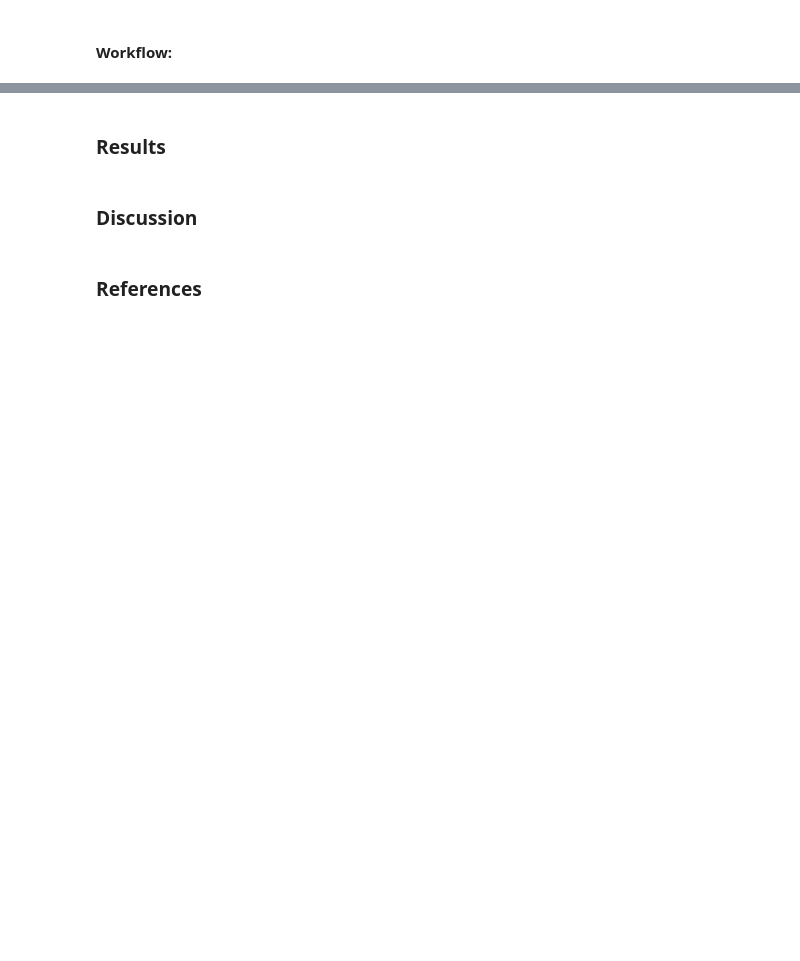
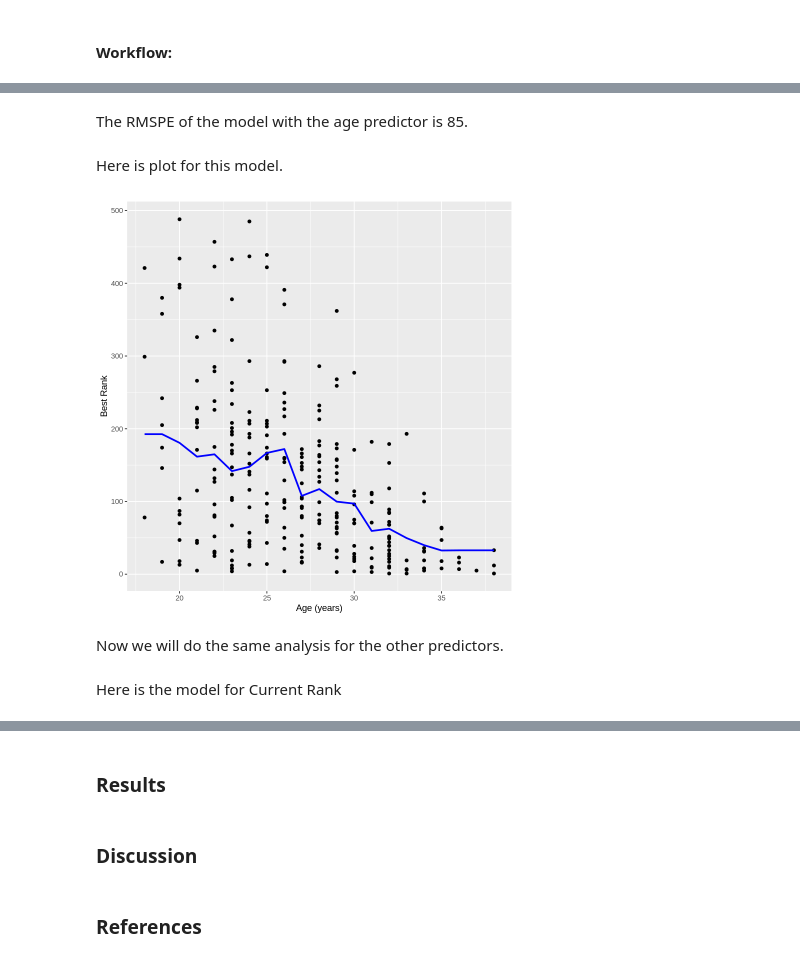
Before and after one commit to chaeyoonchang/dsci-100-group-007-33, a Jupyter notebook: report.ipynb, the cells around one changed output, grey strips where cells are left out. Drawn from its saved outputs; the diff is of its cells as text; code cells hidden in the pictures; blank space fills up the shorter version.

```diff
--- a/report.ipynb
+++ b/report.ipynb
@@ -264,0 +328,26 @@ tennis_data_recipe_Seasons <- recipe(Best_Rank ~ Seasons, data = tennis_data_tra
+# %%
+tennis_data_specs_age <- nearest_neighbor(weight_func = "rectangular", neighbors = kmin_age) |>
+    set_engine("kknn") |>
+    set_mode("regression")
+
+
+tennis_data_fit_age <- workflow() |>
+    add_recipe(tennis_data_recipe_age) |>
+    add_model(tennis_data_specs_age) |>
+    fit(data = tennis_data_train)
+
+age_pred <- tennis_data_fit_age |>
+    predict(tennis_data_test) |>
+    bind_cols(tennis_data_test)
+
+
+age_summary <- age_pred |>
+    metrics(truth = Best_Rank, estimate = .pred) |>
+    filter(.metric == "rmse")
+
+age_rmspe <- age_summary |>
+    pull(.estimate) |>
+    round(digits = 0)
+
+age_summary
+age_rmspe
@@ -264,0 +360,26 @@ tennis_data_recipe_Seasons <- recipe(Best_Rank ~ Seasons, data = tennis_data_tra
+# %% [markdown]
+The RMSPE of the model with the age predictor is 85.
+# %% [markdown]
+Here is plot for this model.
+# %%
+###### WHYYYYYY???? ##################
+
+age_train_info <- tennis_data_fit_age |>
+    predict(tennis_data_train) |>
+    bind_cols(tennis_data_train)
+
+age_plot <- tennis_data_train |>
+    ggplot(aes(x = Age, y = Best_Rank)) +
+    geom_point() +
+    geom_line(data = age_train_info, mapping = aes(x = Age, y = .pred),
+                color = "blue",
+                size = 1) +
+    labs(x = "Age (years)", y = "Best Rank")
+
+age_plot
+# %% [output]
+[figure, added]
+# %% [markdown]
+Now we will do the same analysis for the other predictors.
+# %% [markdown]
+Here is the model for Current Rank
```
Also changed, not shown: parts of 28 cells of this notebook.
